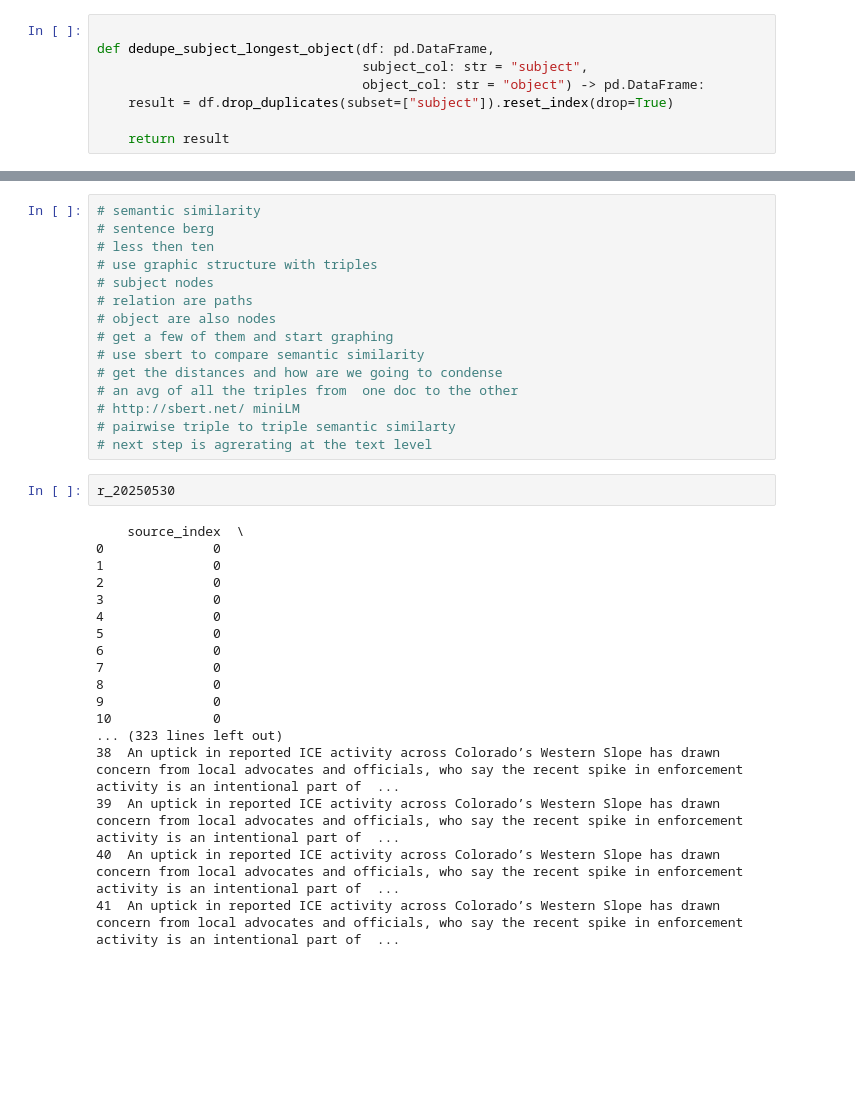
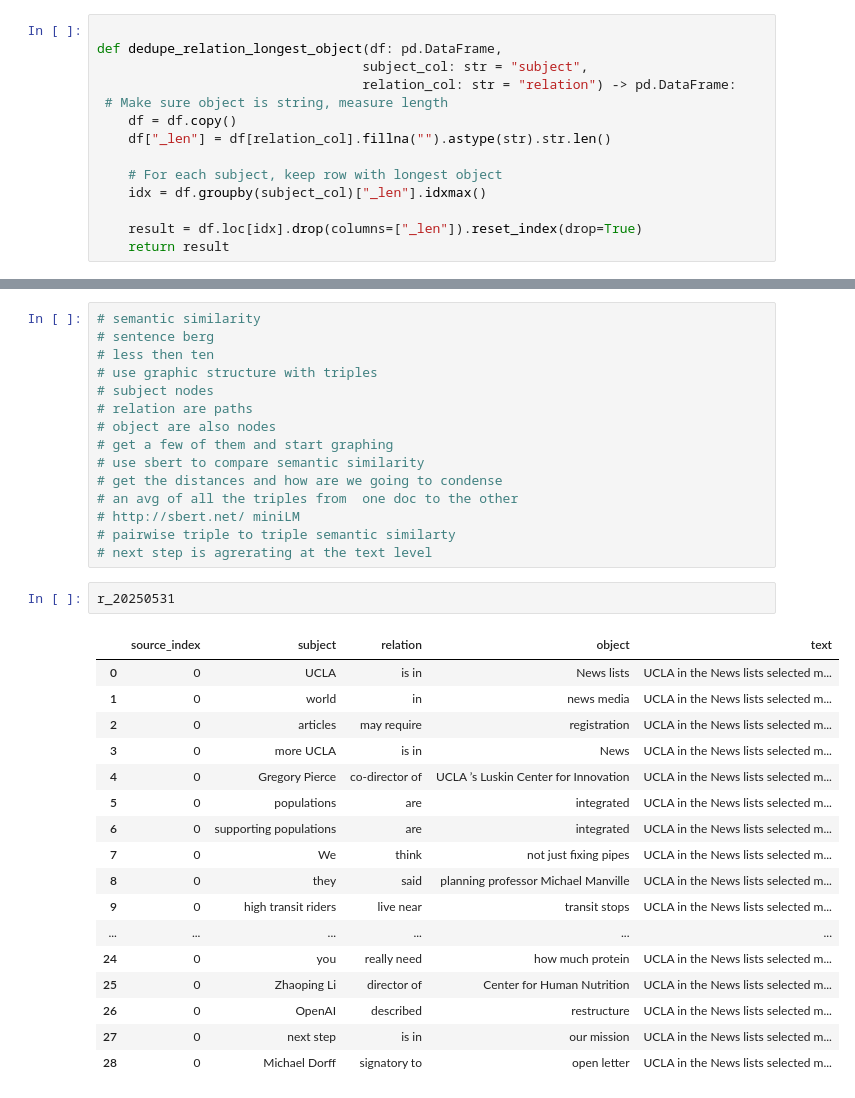
Before and after one commit to elugos/HSMS_LUGOS, a Jupyter notebook: triples.ipynb, the cells around one changed output, grey strips where cells are left out. Drawn from its saved outputs; the diff is of its cells as text; blank space fills up the shorter version.

```diff
--- a/triples.ipynb
+++ b/triples.ipynb
@@ -53,8 +55,14 @@ f_20250529
 # %%
 
-def dedupe_subject_longest_object(df: pd.DataFrame,
+def dedupe_relation_longest_object(df: pd.DataFrame,
                                   subject_col: str = "subject",
-                                  object_col: str = "object") -> pd.DataFrame:
-    result = df.drop_duplicates(subset=["subject"]).reset_index(drop=True)
+                                  relation_col: str = "relation") -> pd.DataFrame:
+ # Make sure object is string, measure length
+    df = df.copy()
+    df["_len"] = df[relation_col].fillna("").astype(str).str.len()
 
+    # For each subject, keep row with longest object
+    idx = df.groupby(subject_col)["_len"].idxmax()
+
+    result = df.loc[idx].drop(columns=["_len"]).reset_index(drop=True)
     return result
@@ -83,22 +93,22 @@ r_20250605 = dedupe_subject_longest_object(f_20250605)
 # pairwise triple to triple semantic similarty
 # next step is agrerating at the text level
 # %%
-r_20250530
+r_20250531
 # %% [output]
-    source_index  \
-0              0
-1              0
-2              0
-3              0
-4              0
-5              0
-6              0
-7              0
-8              0
-9              0
-10             0
-... (323 lines left out)
-38  An uptick in reported ICE activity across Colorado’s Western Slope has drawn concern from local advocates and officials, who say the recent spike in enforcement activity is an intentional part of  ...
-39  An uptick in reported ICE activity across Colorado’s Western Slope has drawn concern from local advocates and officials, who say the recent spike in enforcement activity is an intentional part of  ...
-40  An uptick in reported ICE activity across Colorado’s Western Slope has drawn concern from local advocates and officials, who say the recent spike in enforcement activity is an intentional part of  ...
-41  An uptick in reported ICE activity across Colorado’s Western Slope has drawn concern from local advocates and officials, who say the recent spike in enforcement activity is an intentional part of  ...
+|  | source_index | subject | relation | object | text |
+| 0 | 0 | UCLA | is in | News lists | UCLA in the News lists selected m... |
+| 1 | 0 | world | in | news media | UCLA in the News lists selected m... |
+| 2 | 0 | articles | may require | registration | UCLA in the News lists selected m... |
+| 3 | 0 | more UCLA | is in | News | UCLA in the News lists selected m... |
+| 4 | 0 | Gregory Pierce | co-director of | UCLA ’s Luskin Center for Innovation | UCLA in the News lists selected m... |
+| 5 | 0 | populations | are | integrated | UCLA in the News lists selected m... |
+| 6 | 0 | supporting populations | are | integrated | UCLA in the News lists selected m... |
+| 7 | 0 | We | think | not just fixing pipes | UCLA in the News lists selected m... |
+| 8 | 0 | they | said | planning professor Michael Manville | UCLA in the News lists selected m... |
+| 9 | 0 | high transit riders | live near | transit stops | UCLA in the News lists selected m... |
+| ... | ... | ... | ... | ... | ... |
+| 24 | 0 | you | really need | how much protein | UCLA in the News lists selected m... |
+| 25 | 0 | Zhaoping Li | director of | Center for Human Nutrition | UCLA in the News lists selected m... |
+| 26 | 0 | OpenAI | described | restructure | UCLA in the News lists selected m... |
+| 27 | 0 | next step | is in | our mission | UCLA in the News lists selected m... |
+| 28 | 0 | Michael Dorff | signatory to | open letter | UCLA in the News lists selected m... |
```
Also changed, not shown: parts of 7 cells of this notebook.
